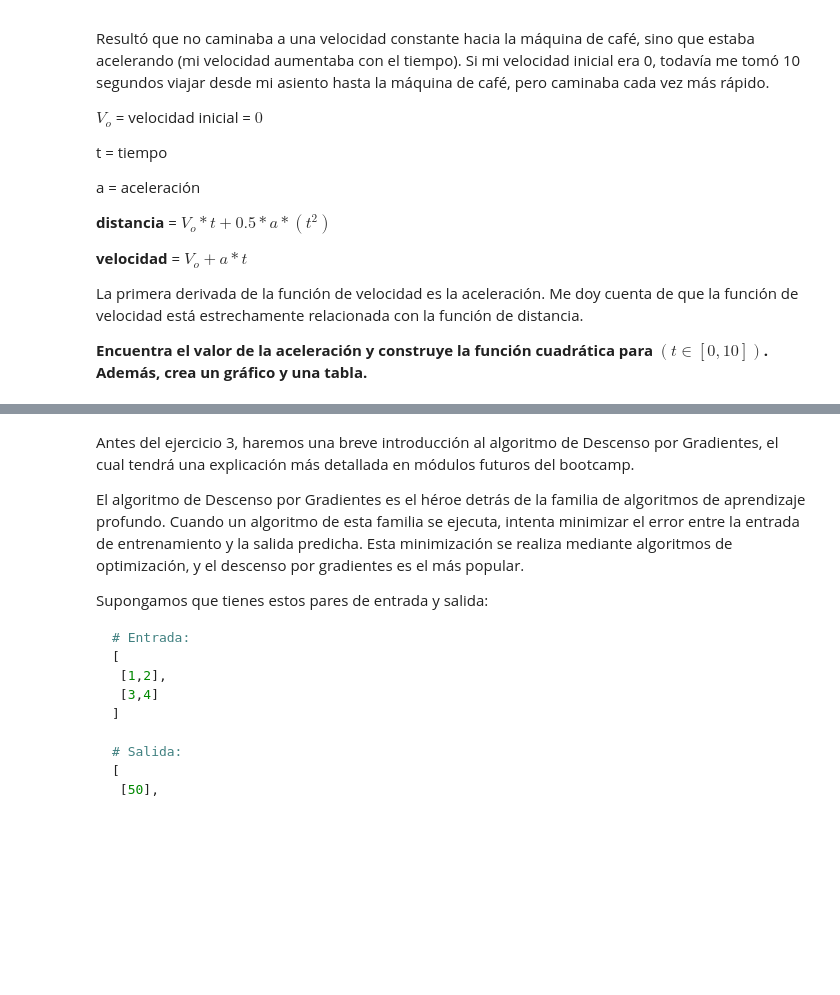
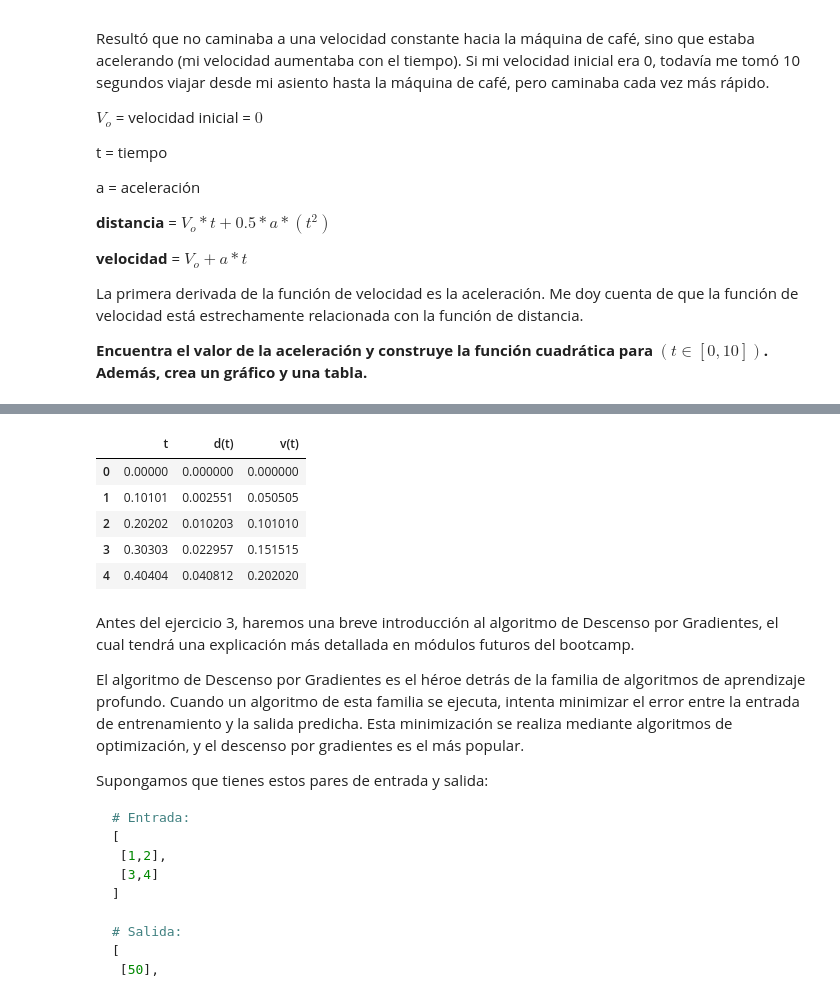
Before and after one commit to 4GeeksAcademy/efrainnalmeida-calculus-and-algebra-problems-with-python, a Jupyter notebook: notebook/problems.es.ipynb, the cells around one changed output, grey strips where cells are left out. Saved outputs shown, nothing was run; the diff lists cells and outputs as text; code cells hidden in the pictures; blank space fills up the shorter version.

```diff
--- a/notebook/problems.es.ipynb
+++ b/notebook/problems.es.ipynb
@@ -53,5 +125,15 @@ La primera derivada de la función de velocidad es la aceleración. Me doy cuent
 # %%
 # Crea un DataFrame
+
+df_2 = pd.DataFrame({"t": t, "d(t)": d, "v(t)": v})
+df_2.head()
+# %% [output]
+|  | t | d(t) | v(t) |
+| 0 | 0.00000 | 0.000000 | 0.000000 |
+| 1 | 0.10101 | 0.002551 | 0.050505 |
+| 2 | 0.20202 | 0.010203 | 0.101010 |
+| 3 | 0.30303 | 0.022957 | 0.151515 |
+| 4 | 0.40404 | 0.040812 | 0.202020 |
 # %% [markdown]
 Antes del ejercicio 3, haremos una breve introducción al algoritmo de Descenso por Gradientes, el cual tendrá una explicación más detallada en módulos futuros del bootcamp.
 
```
Also changed, not shown: parts of 15 cells of this notebook, 17 other files.
